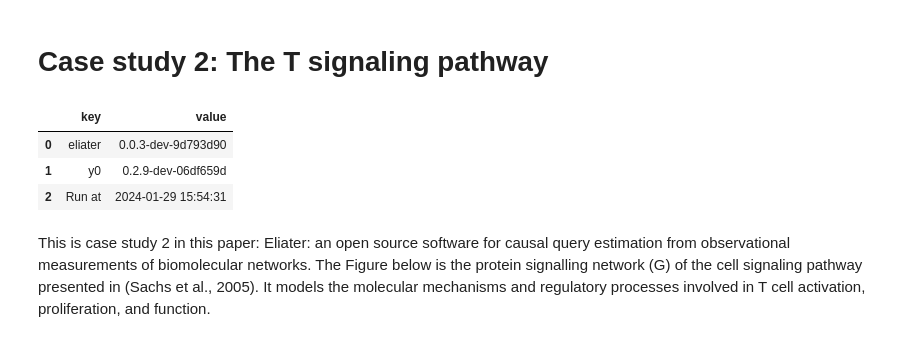
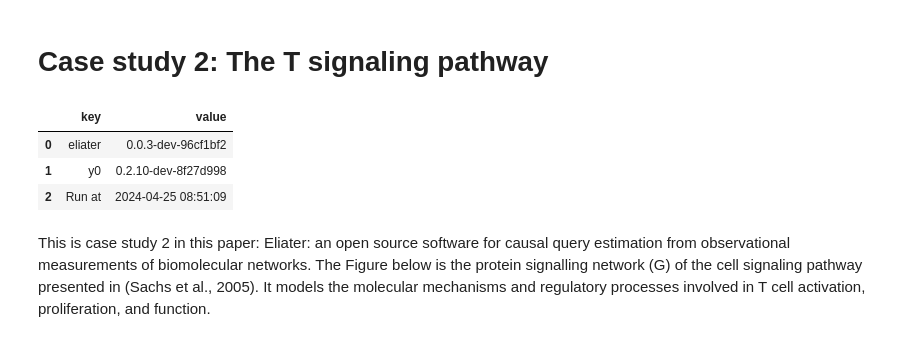
Before and after one commit to y0-causal-inference/eliater, a Jupyter notebook: notebooks/Case_study2_The_Tsignaling_pathway.ipynb, the cells around one changed output. Saved outputs shown, nothing was run; the diff lists cells and outputs as text; code cells hidden in the pictures.

```diff
--- a/notebooks/Case_study2_The_Tsignaling_pathway.ipynb
+++ b/notebooks/Case_study2_The_Tsignaling_pathway.ipynb
@@ -1,18 +1,20 @@
 # %% [markdown]
 # Case study 2: The T signaling pathway
 # %%
-from IPython.display import Image
+from IPython.display import Image, set_matplotlib_formats
 
 import eliater
 from eliater.examples import t_cell_signaling_example as example
 from y0.dsl import P, Variable
 
+set_matplotlib_formats("svg")
+
 eliater.version_df()
 # %% [output]
 |  | key | value |
-| 0 | eliater | 0.0.3-dev-9d793d90 |
-| 1 | y0 | 0.2.9-dev-06df659d |
-| 2 | Run at | 2024-01-29 15:54:31 |
+| 0 | eliater | 0.0.3-dev-96cf1bf2 |
+| 1 | y0 | 0.2.10-dev-8f27d998 |
+| 2 | Run at | 2024-04-25 08:51:09 |
 # %%
 treatment = RAF = Variable("Raf")
 outcome = ERK = Variable("Erk")
```
Also changed, not shown: parts of 4 cells of this notebook, 6 other files.
